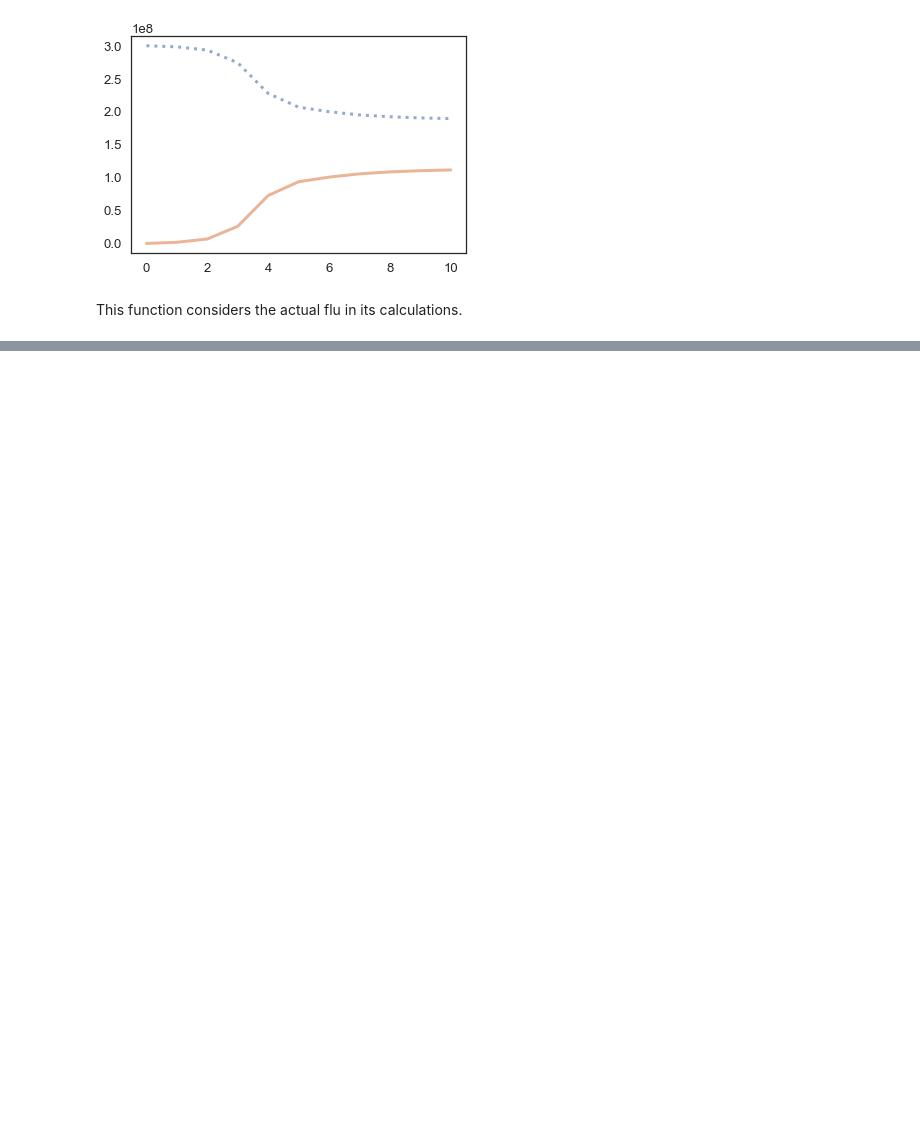
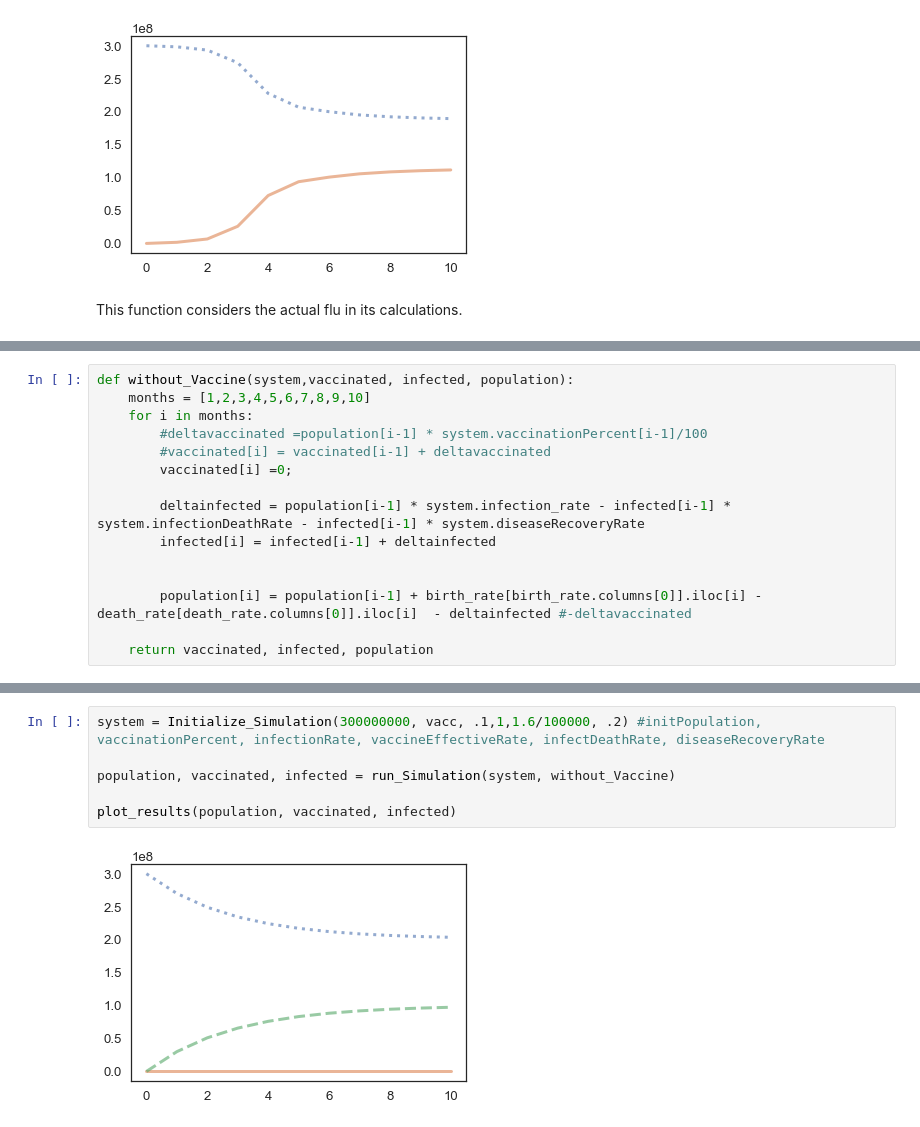
Before and after one commit to hardlyrichie/modsim-project1, a Jupyter notebook: Influenza Modelation.ipynb, the cells around one changed output, grey strips where cells are left out. Drawn from its saved outputs; the diff is of its cells as text; blank space fills up the shorter version.

```diff
--- a/Influenza Modelation.ipynb
+++ b/Influenza Modelation.ipynb
@@ -197,0 +231,15 @@ def Infection_population_vaccine_Test():
+# %%
+def without_Vaccine(system,vaccinated, infected, population):
+    months = [1,2,3,4,5,6,7,8,9,10]
+    for i in months:
+        #deltavaccinated =population[i-1] * system.vaccinationPercent[i-1]/100
+        #vaccinated[i] = vaccinated[i-1] + deltavaccinated
+        vaccinated[i] =0;
+
+        deltainfected = population[i-1] * system.infection_rate - infected[i-1] * system.infectionDeathRate - infected[i-1] * system.diseaseRecoveryRate
+        infected[i] = infected[i-1] + deltainfected
+
+
+        population[i] = population[i-1] + birth_rate[birth_rate.columns[0]].iloc[i] - death_rate[death_rate.columns[0]].iloc[i]  - deltainfected #-deltavaccinated
+
+    return vaccinated, infected, population
@@ -197,0 +274,8 @@ def Infection_population_vaccine_Test():
+# %%
+system = Initialize_Simulation(300000000, vacc, .1,1,1.6/100000, .2) #initPopulation, vaccinationPercent, infectionRate, vaccineEffectiveRate, infectDeathRate, diseaseRecoveryRate
+
+population, vaccinated, infected = run_Simulation(system, without_Vaccine)
+
+plot_results(population, vaccinated, infected)
+# %% [output]
+[figure, added]
```
Also changed, not shown: parts of 13 cells of this notebook.
